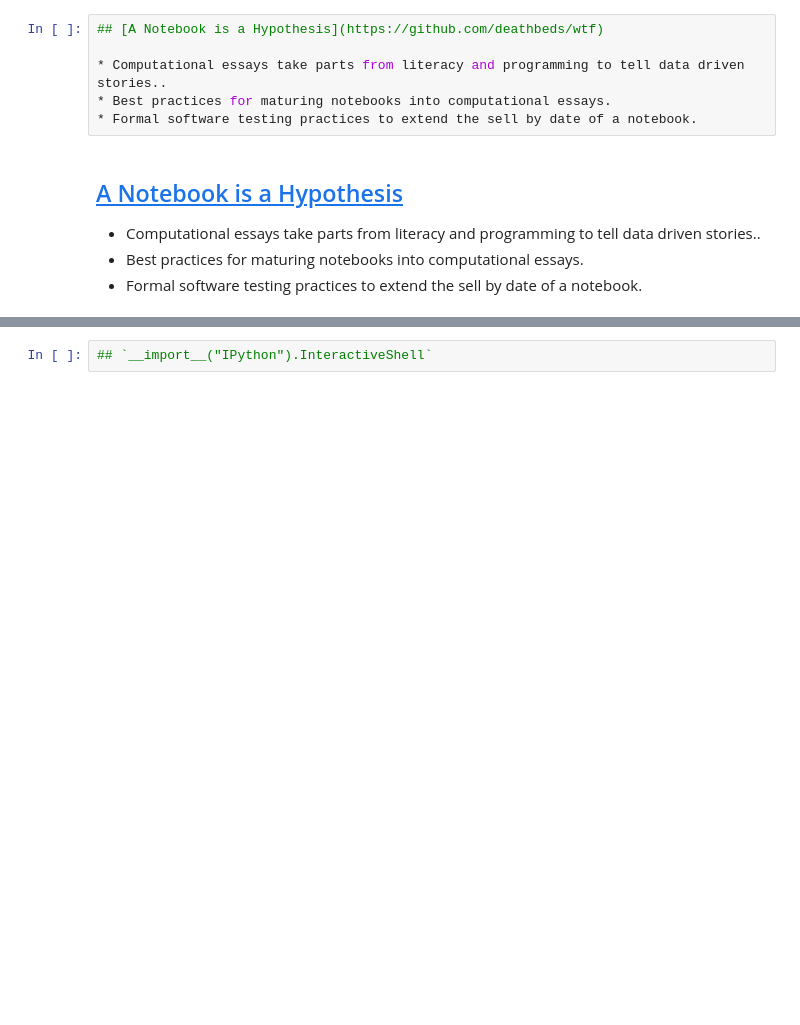
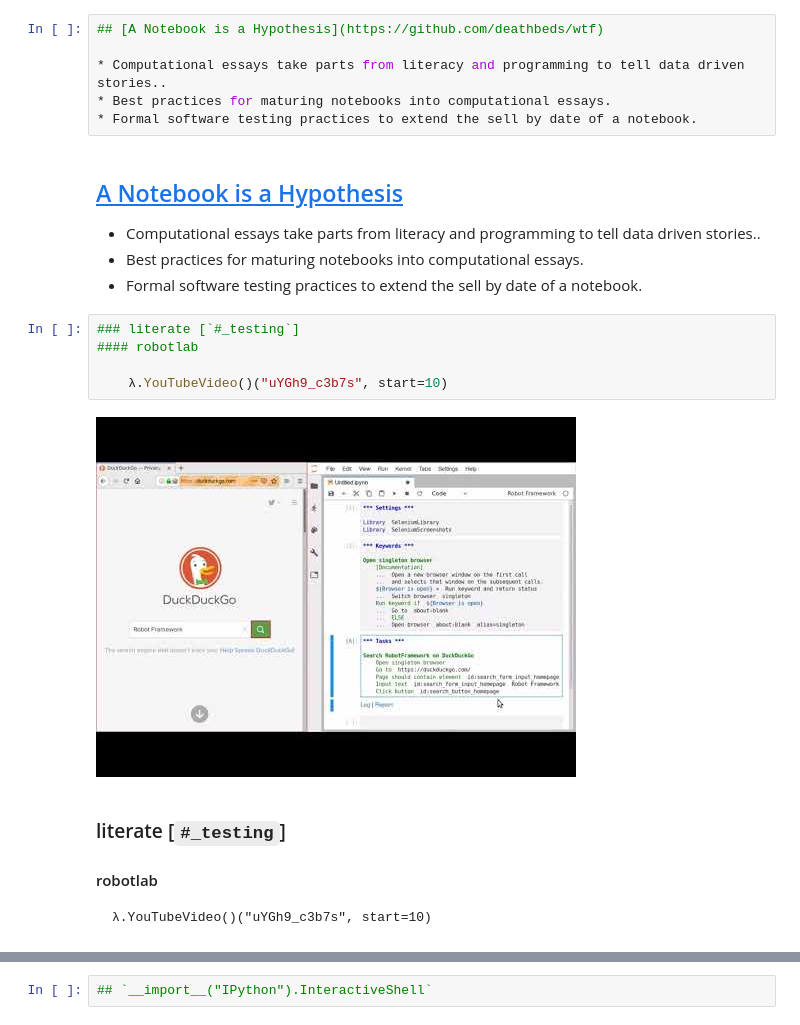
Before and after one commit to deathbeds/XlbsOSh_t, a Jupyter notebook: xlbs/3-hyperactive-programming.md.ipynb, the cells around one changed output, grey strips where cells are left out. Saved outputs shown, nothing was run; the diff lists cells and outputs as text; blank space fills up the shorter version.

```diff
--- a/xlbs/3-hyperactive-programming.md.ipynb
+++ b/xlbs/3-hyperactive-programming.md.ipynb
@@ -167,6 +198,17 @@ A while ago we started using **notebooks as source**, changing our ability to co
 * Computational essays take parts from literacy and programming to tell data driven stories..
 * Best practices for maturing notebooks into computational essays.
 * Formal software testing practices to extend the sell by date of a notebook.
+# %%
+### literate [`#_testing`]
+#### robotlab
+
+    λ.YouTubeVideo()("uYGh9_c3b7s", start=10)
+# %% [output]
+[figure, added]
+### literate [`#_testing`]
+#### robotlab
+
+    λ.YouTubeVideo()("uYGh9_c3b7s", start=10)
 # %%
     import robot
 
```
Also changed, not shown: parts of 10 cells of this notebook.
